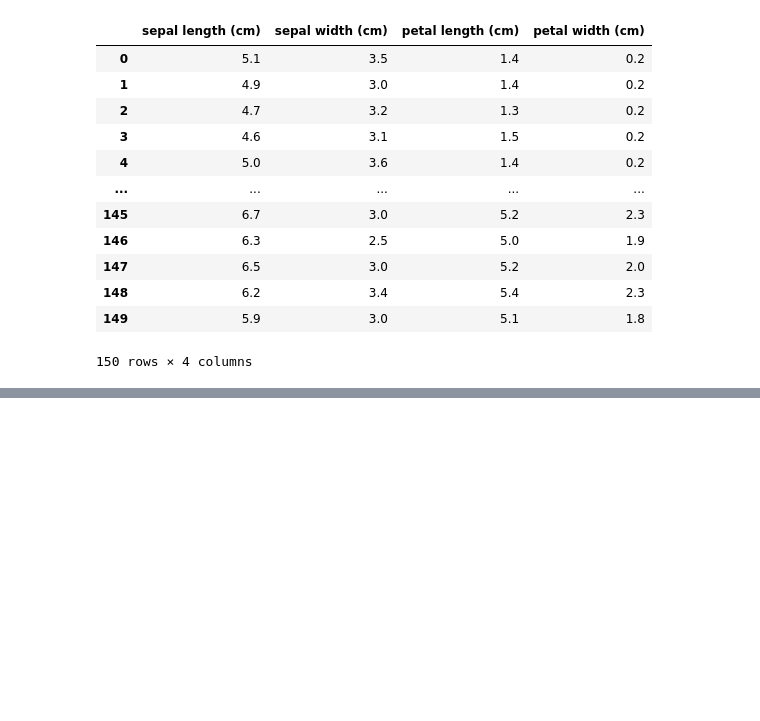
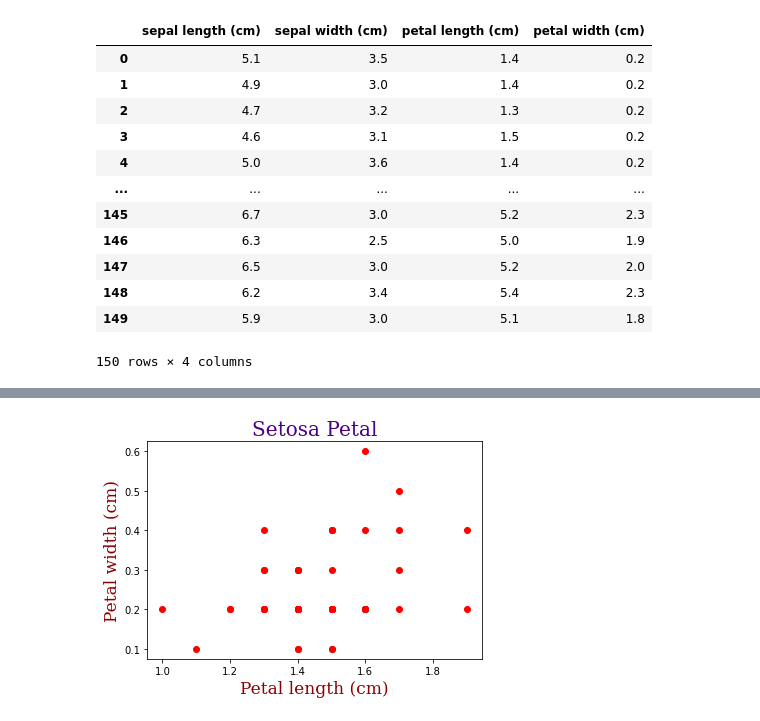
Before and after one commit to furqankhalil/SZIC-AI, a Jupyter notebook: Jupyter Notebook/Naive Bayes.ipynb, the cells around one changed output, grey strips where cells are left out. Drawn from its saved outputs; the diff is of its cells as text; code cells hidden in the pictures; blank space fills up the shorter version.

```diff
--- a/Jupyter Notebook/Naive Bayes.ipynb
+++ b/Jupyter Notebook/Naive Bayes.ipynb
@@ -94,0 +114,12 @@ data
+# %%
+plt.scatter(setosa['petal length (cm)'],setosa['petal width (cm)'],color='red')
+
+font1 = {'family':'serif','color':'indigo','size':20}
+font2 = {'family':'serif','color':'darkred','size':17}
+
+plt.title('Setosa Petal',font1)
+plt.xlabel('Petal length (cm)',font2)
+plt.ylabel('Petal width (cm)',font2)
+plt.show()
+# %% [output]
+[figure, added]
```
Also changed, not shown: parts of 52 cells of this notebook.
